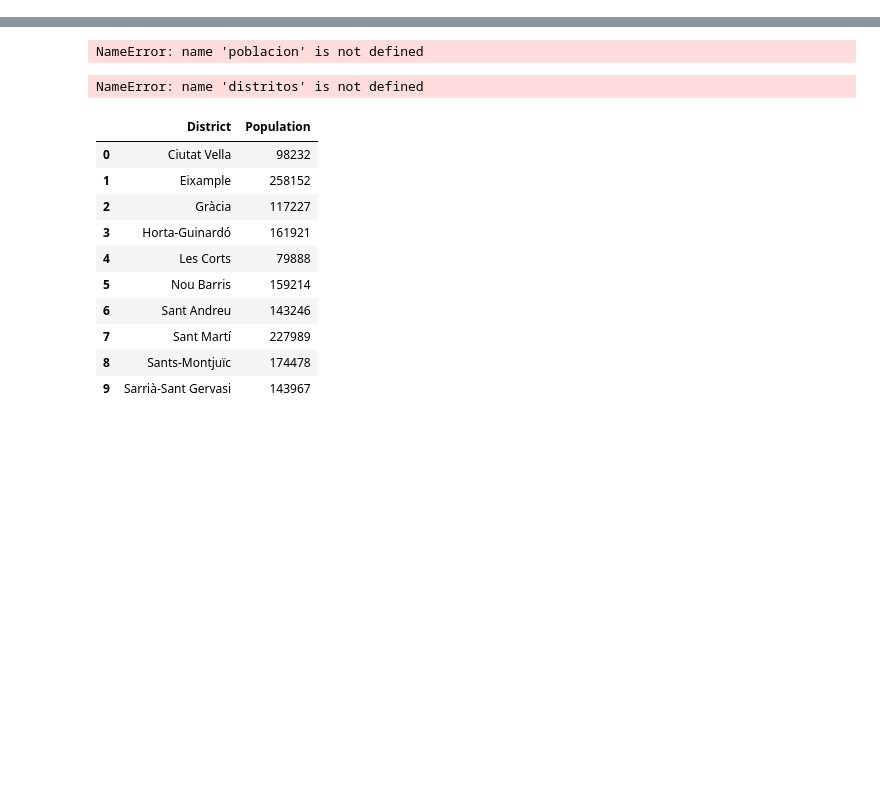
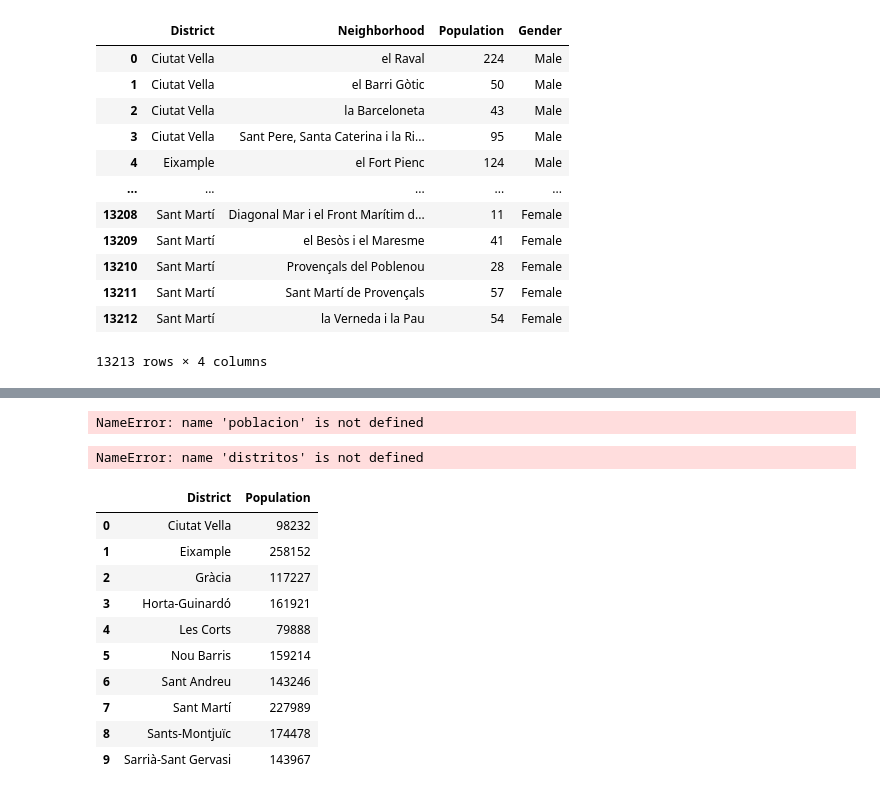
Before and after one commit to luism1988/Barcelona_dashboard, a Jupyter notebook: streamlit/pruebas.ipynb, the cells around one changed output, grey strips where cells are left out. Drawn from its saved outputs; the diff is of its cells as text; code cells hidden in the pictures; blank space fills up the shorter version.

```diff
--- a/streamlit/pruebas.ipynb
+++ b/streamlit/pruebas.ipynb
@@ -25,14 +25,17 @@ df.head()
 # %%
 def df_format_fixer(df):
     distritos = []
+    barrios = []
     poblacion = []
     Gender = []
-    columns = ["District","Population","Gender"]
+    columns = ["District","Neighborhood","Population","Gender"]
     for i in df["Number"]:
         poblacion.append(int(i))
     for i in df["District"]:
         distritos.append(i["Name"])
+    for i in df[str("Neighborhood")]:
+        barrios.append(i["Name"])
     for i in df["Gender"]:
         Gender.append(i)
-    df_fixed = pd.DataFrame(list(zip(distritos,poblacion,Gender)),columns=columns)
+    df_fixed = pd.DataFrame(list(zip(distritos,barrios,poblacion,Gender)),columns=columns)
     return df_fixed
@@ -38,0 +44,16 @@ def df_format_fixer(df):
+# %%
+df2
+# %% [output]
+|  | District | Neighborhood | Population | Gender |
+| 0 | Ciutat Vella | el Raval | 224 | Male |
+| 1 | Ciutat Vella | el Barri Gòtic | 50 | Male |
+| 2 | Ciutat Vella | la Barceloneta | 43 | Male |
+| 3 | Ciutat Vella | Sant Pere, Santa Caterina i la Ri... | 95 | Male |
+| 4 | Eixample | el Fort Pienc | 124 | Male |
+| ... | ... | ... | ... | ... |
+| 13208 | Sant Martí | Diagonal Mar i el Front Marítim d... | 11 | Female |
+| 13209 | Sant Martí | el Besòs i el Maresme | 41 | Female |
+| 13210 | Sant Martí | Provençals del Poblenou | 28 | Female |
+| 13211 | Sant Martí | Sant Martí de Provençals | 57 | Female |
+| 13212 | Sant Martí | la Verneda i la Pau | 54 | Female |
+13213 rows × 4 columns
```
Also changed, not shown: parts of 9 cells of this notebook, 9 other files.
